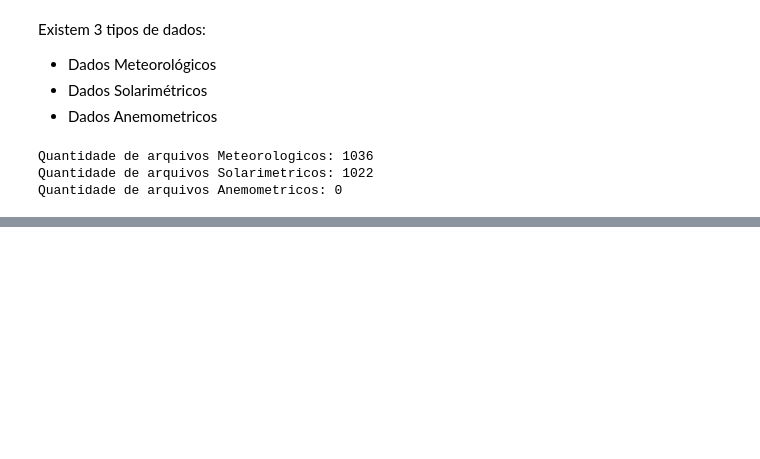
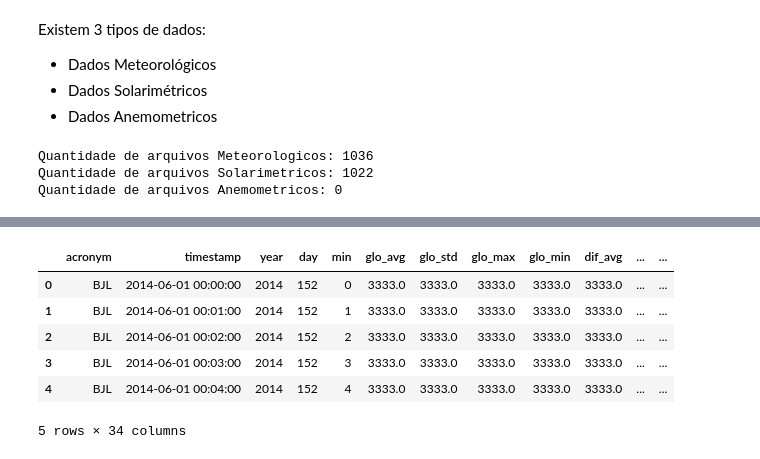
Before and after one commit to labren/sonda-curadoria, a Jupyter notebook: analise_exploratoria.ipynb, the cells around one changed output, grey strips where cells are left out. Cells and saved outputs as stored; diff of their text form; code cells hidden in the pictures; blank space fills up the shorter version.

```diff
--- a/analise_exploratoria.ipynb
+++ b/analise_exploratoria.ipynb
@@ -194,26 +186,0 @@ meteorologico_parquet
-# %%
-# Local onde salvar o arquivo Parquet
-arquivo_parquet = '../sonda/dados_meteorologicos.parquet'
-
-# Conectar ao banco de dados DuckDB
-con = duckdb.connect()
-
-# Criar uma tabela temporária para armazenar os dados
-con.execute("CREATE TABLE meteorological AS SELECT * FROM read_csv_auto('" + dados_metereologicos[0] + "', skip=2, union_by_name=True) WHERE 1=0")
-
-# Inserir os dados de forma incremental, sem carregar tudo na memória
-for arquivo in sorted(dados_metereologicos):  # Pode usar toda a lista, removi o slice [0:10] para mais arquivos
-    query = f"""
-    INSERT INTO meteorological
-    SELECT * FROM read_csv_auto('{arquivo}', skip=2, union_by_name=True)
-    """
-    con.execute(query)
-
-# Pega o header do primeiro arquivo
-header = pd.read_csv(dados_metereologicos[0], nrows=1)
-
-# Salvar o resultado final em um arquivo Parquet sem carregar tudo na memória
-con.execute("COPY (SELECT * FROM meteorological) TO 'dados_meteorologicos.parquet' (FORMAT 'parquet')")
-
-# Fecha a conexão com DuckDB
-con.close()
@@ -303,0 +187,12 @@ df_solarimetrico
+# %%
+# Exibir as primeiras linhas da tabela solarimetrica
+tabela_solarimetrica = 'base_solarimetrica'
+con.execute(f"SELECT * FROM {tabela_solarimetrica} LIMIT 5").fetch_df()
+# %% [output]
+|  | acronym | timestamp | year | day | min | glo_avg | glo_std | glo_max | glo_min | dif_avg | ... | ... |
+| 0 | BJL | 2014-06-01 00:00:00 | 2014 | 152 | 0 | 3333.0 | 3333.0 | 3333.0 | 3333.0 | 3333.0 | ... | ... |
+| 1 | BJL | 2014-06-01 00:01:00 | 2014 | 152 | 1 | 3333.0 | 3333.0 | 3333.0 | 3333.0 | 3333.0 | ... | ... |
+| 2 | BJL | 2014-06-01 00:02:00 | 2014 | 152 | 2 | 3333.0 | 3333.0 | 3333.0 | 3333.0 | 3333.0 | ... | ... |
+| 3 | BJL | 2014-06-01 00:03:00 | 2014 | 152 | 3 | 3333.0 | 3333.0 | 3333.0 | 3333.0 | 3333.0 | ... | ... |
+| 4 | BJL | 2014-06-01 00:04:00 | 2014 | 152 | 4 | 3333.0 | 3333.0 | 3333.0 | 3333.0 | 3333.0 | ... | ... |
+5 rows × 34 columns
```
Also changed, not shown: parts of 18 cells of this notebook, 1 other file.
